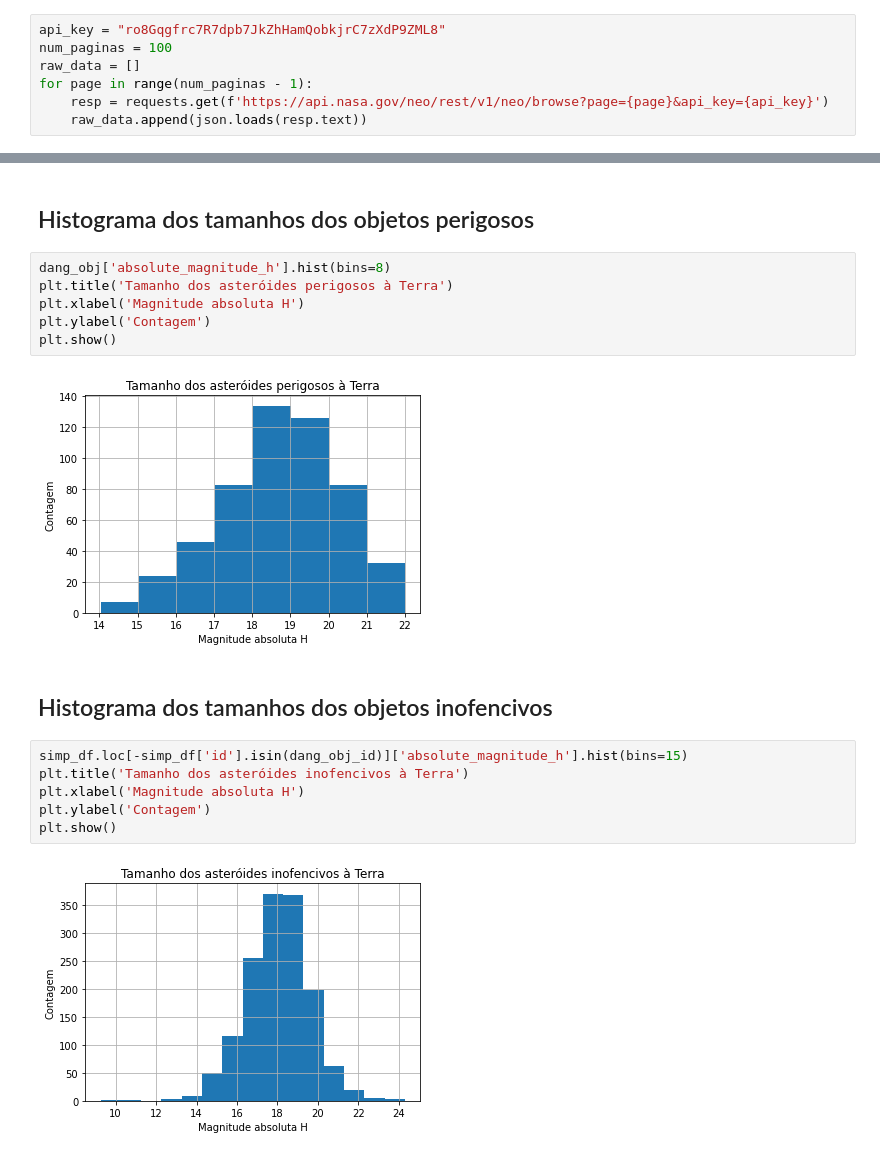
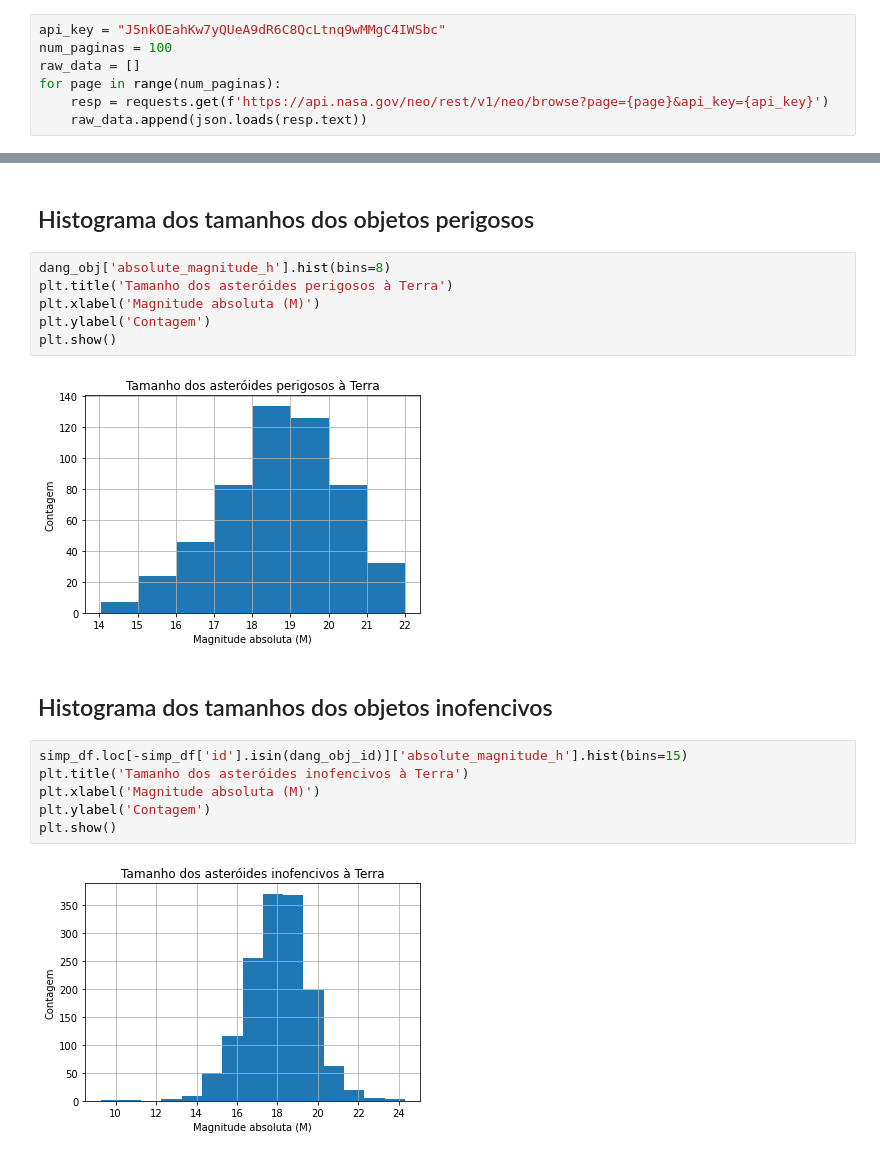
Before and after one commit to gus-phys/AI2-resources, a Jupyter notebook: 03-introducao-a-estatistica/aula1/NeoWs/NeoWs-dangerous-objects.ipynb, the cells around one changed output, grey strips where cells are left out. Saved outputs shown, nothing was run; the diff lists cells and outputs as text.

```diff
--- a/03-introducao-a-estatistica/aula1/NeoWs/NeoWs-dangerous-objects.ipynb
+++ b/03-introducao-a-estatistica/aula1/NeoWs/NeoWs-dangerous-objects.ipynb
@@ -10,9 +10,9 @@ import json
 # %% [markdown]
 ## NeoWs (Near Earth Object Web Service)
 # %%
-api_key = "ro8Gqgfrc7R7dpb7JkZhHamQobkjrC7zXdP9ZML8"
+api_key = "J5nkOEahKw7yQUeA9dR6C8QcLtnq9wMMgC4IWSbc"
 num_paginas = 100
 raw_data = []
-for page in range(num_paginas - 1):
+for page in range(num_paginas):
     resp = requests.get(f'https://api.nasa.gov/neo/rest/v1/neo/browse?page={page}&api_key={api_key}')
     raw_data.append(json.loads(resp.text))
@@ -202,18 +218,18 @@ plt.show()
 # %%
 dang_obj['absolute_magnitude_h'].hist(bins=8)
 plt.title('Tamanho dos asteróides perigosos à Terra')
-plt.xlabel('Magnitude absoluta H')
+plt.xlabel('Magnitude absoluta (M)')
 plt.ylabel('Contagem')
 plt.show()
 # %% [output]
-[figure, old version]
+[figure, new version]
 # %% [markdown]
 ## Histograma dos tamanhos dos objetos inofencivos
 # %%
 simp_df.loc[-simp_df['id'].isin(dang_obj_id)]['absolute_magnitude_h'].hist(bins=15)
 plt.title('Tamanho dos asteróides inofencivos à Terra')
-plt.xlabel('Magnitude absoluta H')
+plt.xlabel('Magnitude absoluta (M)')
 plt.ylabel('Contagem')
 plt.show()
 # %% [output]
-[figure, old version]
+[figure, new version]
```
Also changed, not shown: parts of 19 cells of this notebook.
